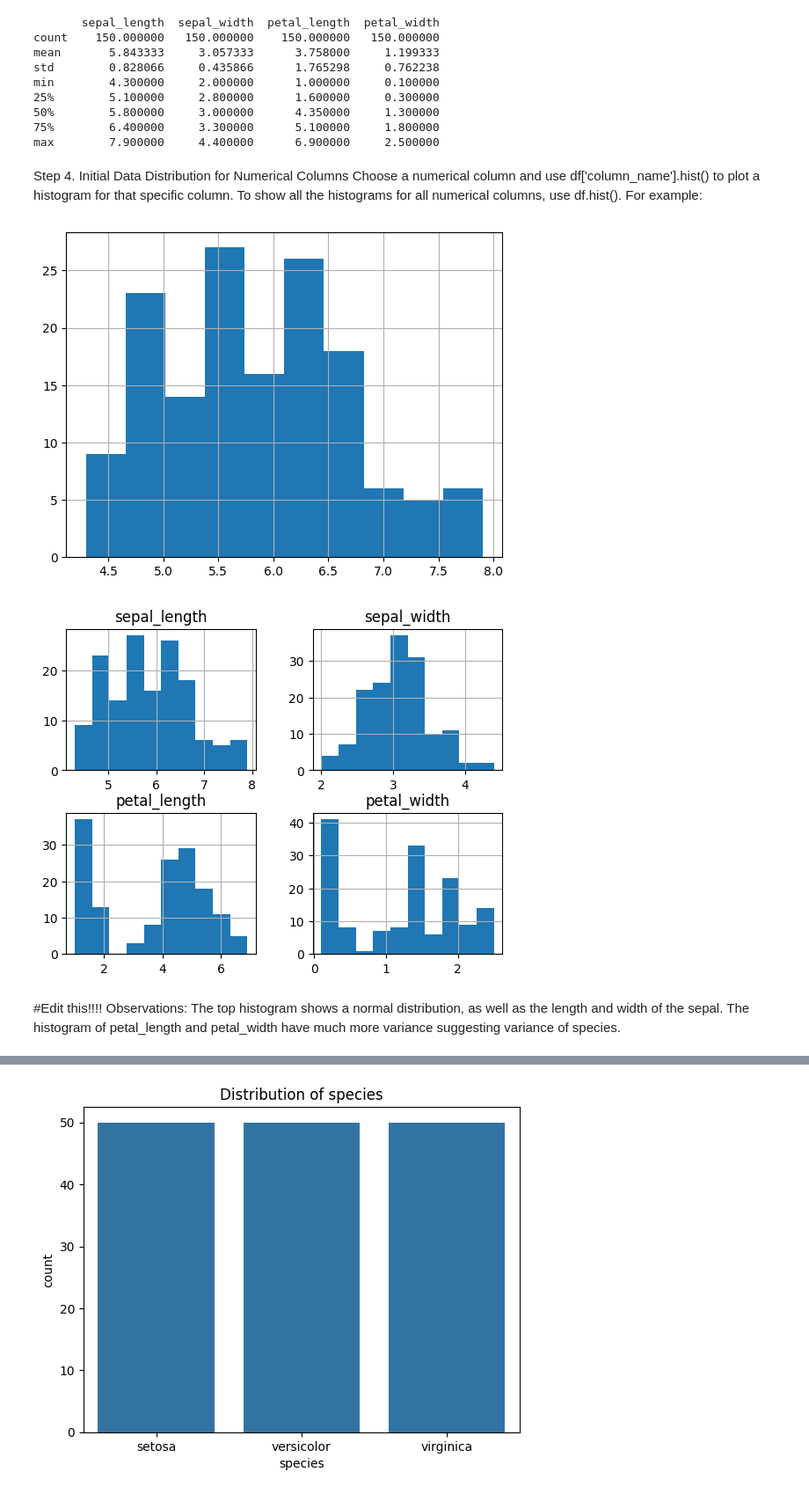
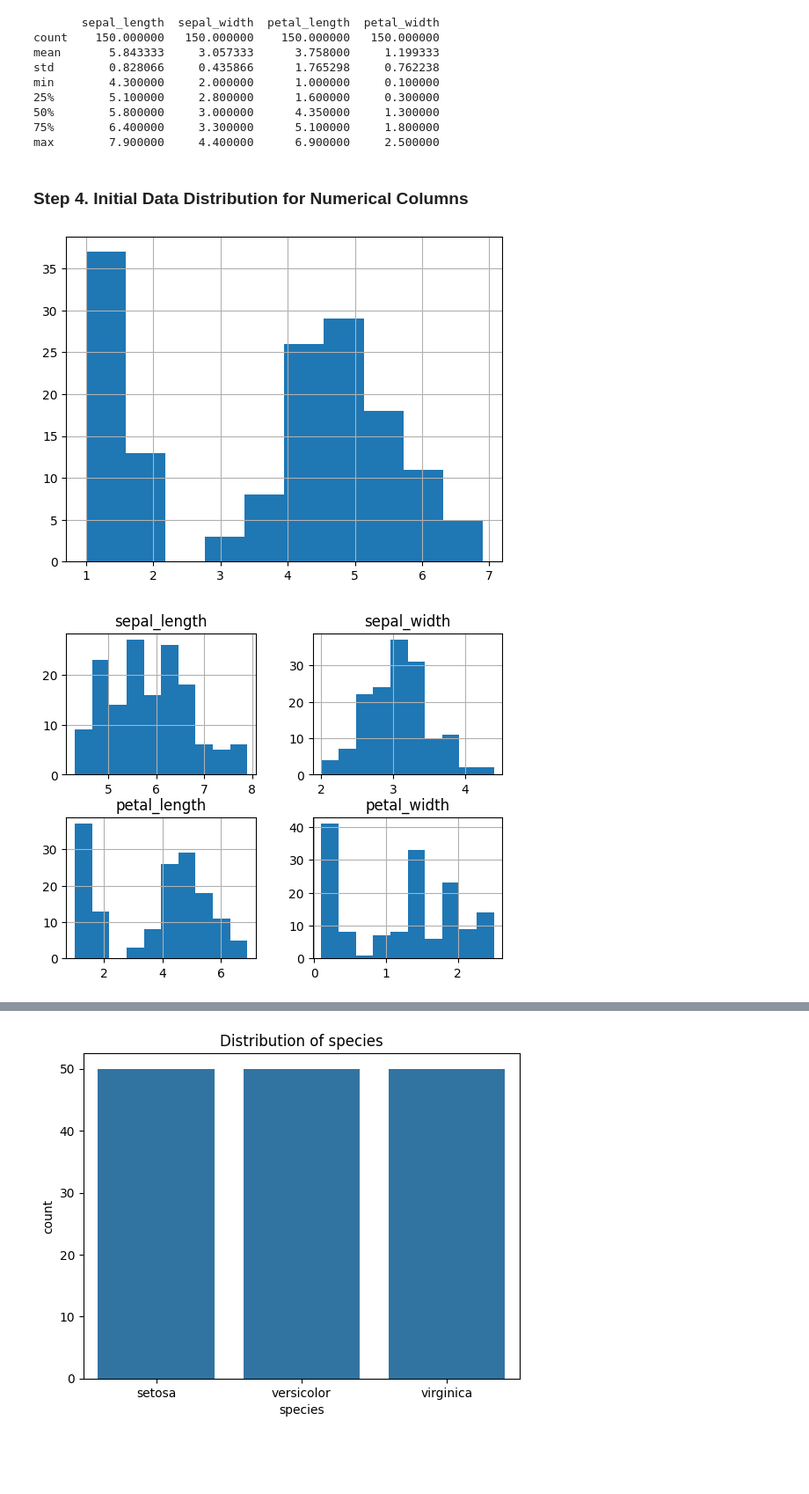
Before and after one commit to Crusoe22/datafun-04-jupyter, a Jupyter notebook: nolan_eda.ipynb, the cells around one changed output, grey strips where cells are left out. Shown: that part at 88% size. Saved outputs shown, nothing was run; the diff lists cells and outputs as text; code cells hidden in the pictures; blank space fills up the shorter version.

```diff
--- a/nolan_eda.ipynb
+++ b/nolan_eda.ipynb
@@ -82,25 +67,17 @@ min        4.300000     2.000000      1.000000     0.100000
 50%        5.800000     3.000000      4.350000     1.300000
 75%        6.400000     3.300000      5.100000     1.800000
 max        7.900000     4.400000      6.900000     2.500000
-# %% [markdown]
-Step 4. Initial Data Distribution for Numerical Columns
-Choose a numerical column and use df['column_name'].hist() to plot a histogram for that specific column. To show all the histograms for all numerical columns, use df.hist(). For example:
+# %% [markdown]
+### Step 4. Initial Data Distribution for Numerical Columns
 # %%
 # Inspect histogram by numerical column
-df['sepal_length'].hist()
+df['petal_length'].hist()
 
 # Inspect histograms for all numerical columns
 df.hist()
 
 # Show all plots
 plt.show()
-
-# Afterwards, use a Markdown cell to document your observations.
 # %% [output]
-[figure, old version]
+[figure, new version]
 [figure]
-# %% [markdown]
-#Edit this!!!!
-Observations:
-The top histogram shows a normal distribution, as well as the length and width of the sepal.
-The histogram of petal_length and petal_width have much more variance suggesting variance of species.
```
Also changed, not shown: parts of 30 cells of this notebook, 2 other files.
